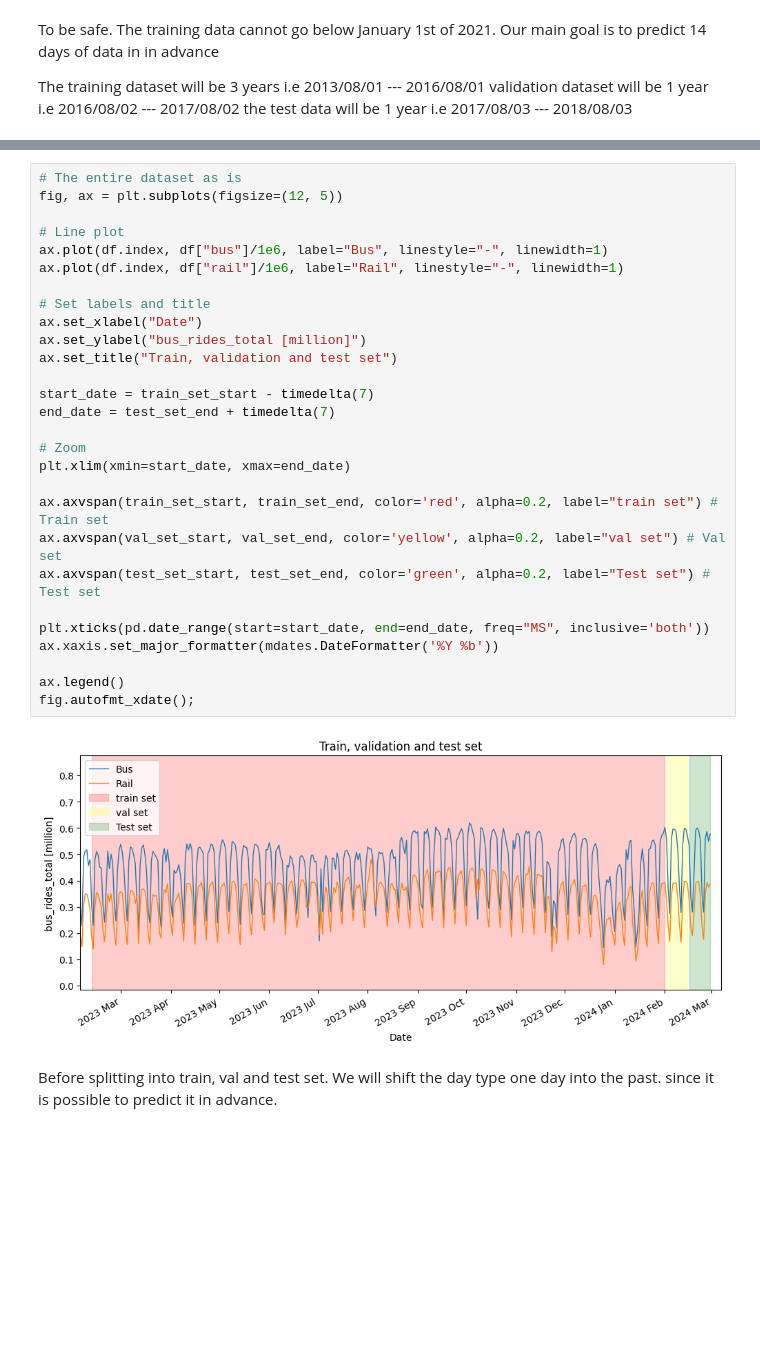
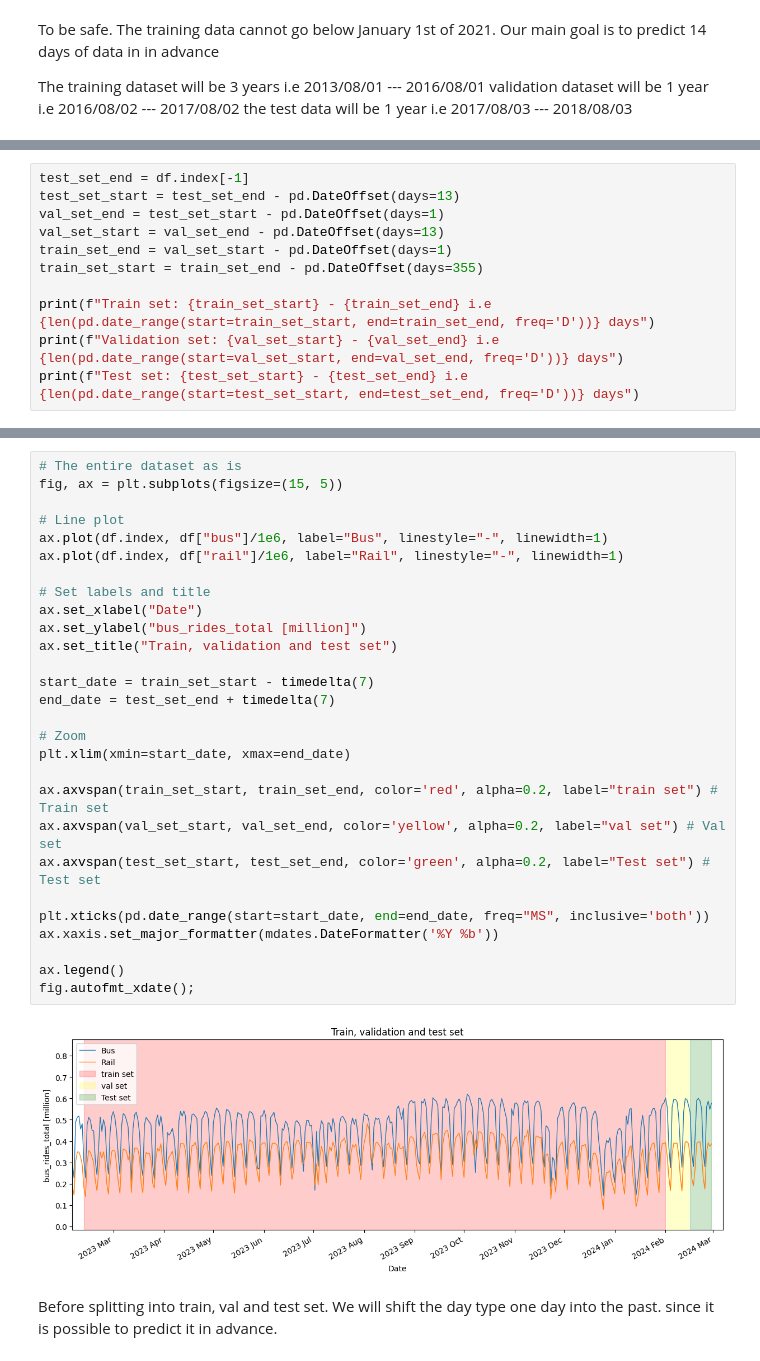
Before and after one commit to utility001/chicago-ridership, a Jupyter notebook: 02_SARIMAX.ipynb, the cells around one changed output, grey strips where cells are left out. Cells and saved outputs as stored; diff of their text form; blank space fills up the shorter version.

```diff
--- a/02_SARIMAX.ipynb
+++ b/02_SARIMAX.ipynb
@@ -258,0 +242,11 @@ Test set: 2024-02-16 00:00:00 - 2024-02-29 00:00:00
+# %%
+test_set_end = df.index[-1]
+test_set_start = test_set_end - pd.DateOffset(days=13)
+val_set_end = test_set_start - pd.DateOffset(days=1)
+val_set_start = val_set_end - pd.DateOffset(days=13)
+train_set_end = val_set_start - pd.DateOffset(days=1)
+train_set_start = train_set_end - pd.DateOffset(days=355)
+
+print(f"Train set: {train_set_start} - {train_set_end} i.e {len(pd.date_range(start=train_set_start, end=train_set_end, freq='D'))} days")
+print(f"Validation set: {val_set_start} - {val_set_end} i.e {len(pd.date_range(start=val_set_start, end=val_set_end, freq='D'))} days")
+print(f"Test set: {test_set_start} - {test_set_end} i.e {len(pd.date_range(start=test_set_start, end=test_set_end, freq='D'))} days")
@@ -259,33 +257,33 @@ Test set: 2024-02-16 00:00:00 - 2024-02-29 00:00:00
 # %%
 # The entire dataset as is
-fig, ax = plt.subplots(figsize=(12, 5))
+fig, ax = plt.subplots(figsize=(15, 5))
 
 # Line plot
 ax.plot(df.index, df["bus"]/1e6, label="Bus", linestyle="-", linewidth=1)
 ax.plot(df.index, df["rail"]/1e6, label="Rail", linestyle="-", linewidth=1)
 
 # Set labels and title
 ax.set_xlabel("Date")
 ax.set_ylabel("bus_rides_total [million]")
 ax.set_title("Train, validation and test set")
 
 start_date = train_set_start - timedelta(7)
 end_date = test_set_end + timedelta(7)
 
 # Zoom
 plt.xlim(xmin=start_date, xmax=end_date)
 
 ax.axvspan(train_set_start, train_set_end, color='red', alpha=0.2, label="train set") # Train set
 ax.axvspan(val_set_start, val_set_end, color='yellow', alpha=0.2, label="val set") # Val set
 ax.axvspan(test_set_start, test_set_end, color='green', alpha=0.2, label="Test set") # Test set
 
 plt.xticks(pd.date_range(start=start_date, end=end_date, freq="MS", inclusive='both'))
 ax.xaxis.set_major_formatter(mdates.DateFormatter('%Y %b'))
 
 ax.legend()
 fig.autofmt_xdate();
 # %% [output]
-[figure, old version]
+[figure, new version]
 # %% [markdown]
 Before splitting into train, val and test set. We will shift the day type one day into the past. since it is possible to predict it in advance.
 # %%
```
Also changed, not shown: parts of 7 cells of this notebook.
